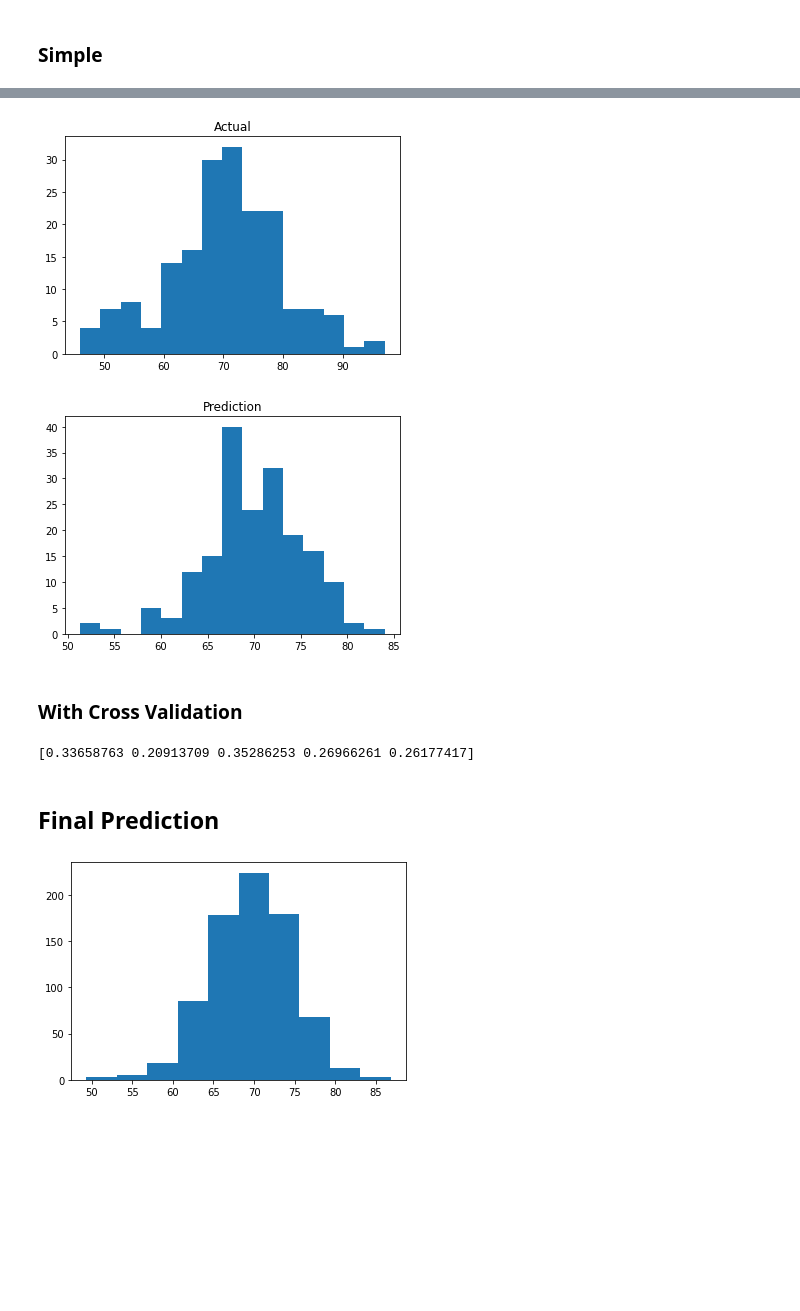
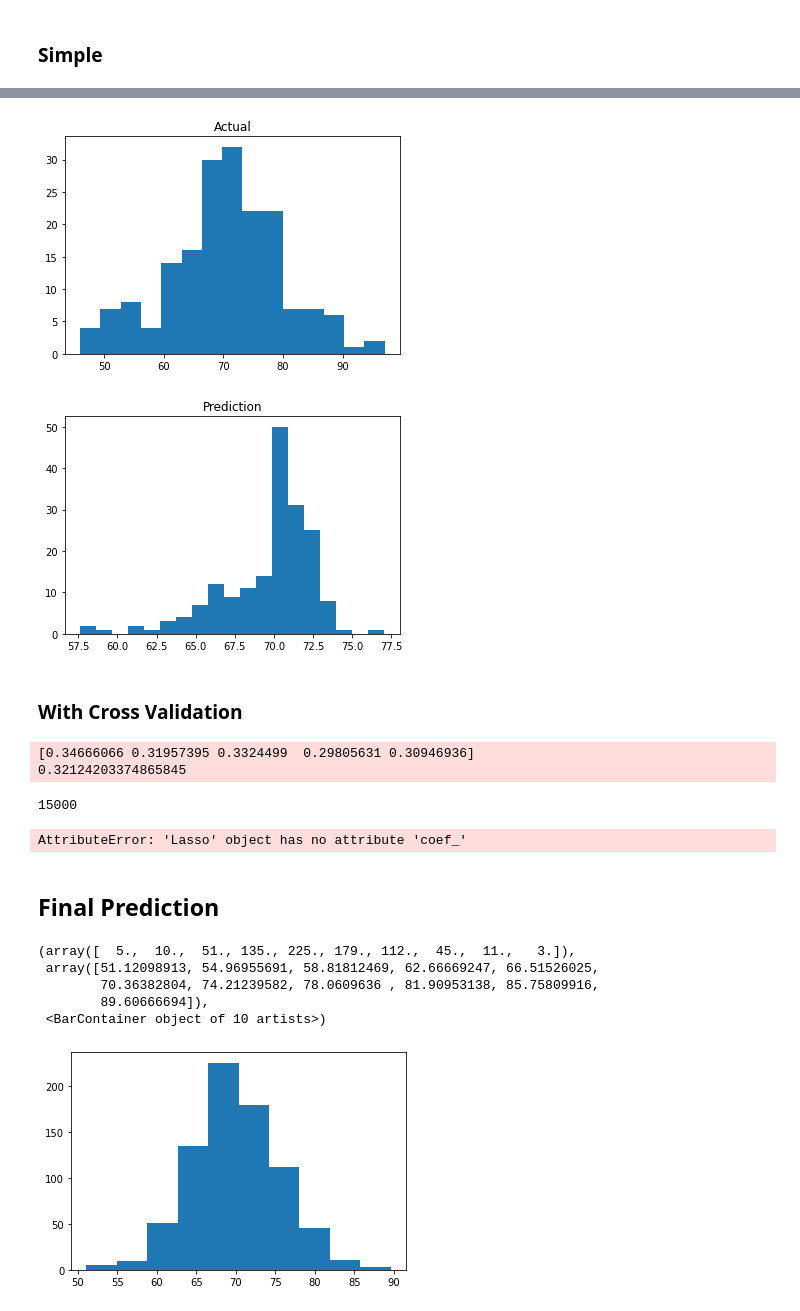
Before and after one commit to LukeAndrewSmith/AML, a Jupyter notebook: Task_1/Solution/Pipelines/Template.ipynb, the cells around one changed output, grey strips where cells are left out. Cells and saved outputs as stored; diff of their text form; code cells hidden in the pictures; blank space fills up the shorter version.

```diff
--- a/Task_1/Solution/Pipelines/Template.ipynb
+++ b/Task_1/Solution/Pipelines/Template.ipynb
@@ -65,0 +57,3 @@ x_train, x_test, y_train, y_test = train_test_split(X, y, test_size=0.15, random
+# %%
+missing_values = Imputation.missing_values_mask(X)
+X = Imputation.median(X)
@@ -65,0 +83,4 @@ x_train, x_test, y_train, y_test = train_test_split(X, y, test_size=0.15, random
+# %%
+X = X.mask(missing_values)
+X = Imputation.median(X)
+y = Imputation.median(y)
@@ -105,25 +153,43 @@ plt.title('Prediction')
 plt.show()
 # %% [output]
 [figure]
-[figure, old version]
+[figure, new version]
 # %% [markdown]
 ### With Cross Validation
-# %%
-scores = cross_val_score(lasso, x_train, y_train, cv=5, scoring='r2')
-print(scores)
-# %% [output]
-[0.33658763 0.20913709 0.35286253 0.26966261 0.26177417]
+# %%
+lasso = LassoLarsCV(normalize = False)
+#lasso = LassoCV(normalize=True, max_iter=1000, selection=random, normalize=True)
+#lasso = Lasso(normalize=False, max_iter=1000, alpha=15000)
+scores = cross_val_score(lasso, X, np.ravel(y), cv=5, scoring='r2')
+print(scores)
+print(np.mean(scores))
+# %% [output]
+[0.34666066 0.31957395 0.3324499  0.29805631 0.30946936]
+0.32124203374865845
+# %%
+print(lasso.alpha)
+coef = pd.DataFrame(lasso.coef_)
+print(coef.where(coef!=0).count())
+# %% [output]
+15000
+AttributeError: 'Lasso' object has no attribute 'coef_'
 # %% [markdown]
 ## Final Prediction
 # %%
-lasso_final = Lasso(normalize=False, max_iter=1000, alpha=15000).fit(x_train, y_train)
+#lasso_final = Lasso(normalize=False, max_iter=1000, alpha=15000).fit(X,y)
+#lasso_final = LassoCV(normalize=False, max_iter=1000).fit(X,y)
+lasso_final = LassoLarsCV(normalize = False).fit(X, y)
+
 x_test = data_fetching.get_test_data()
 x_test = Imputation.mean(x_test)
 # Note: They said no outliers were introduced in x_test so no need to perform outlier detection
+
 y_pred = lasso_final.predict(x_test)
 plt.hist(y_pred)
-
-y_pred_pd = pd.DataFrame(data=y_pred, columns=["y"])
-y_pred_pd.to_csv('../../Predictions/template.csv', index_label='Id')
 # %% [output]
+(array([  5.,  10.,  51., 135., 225., 179., 112.,  45.,  11.,   3.]),
+ array([51.12098913, 54.96955691, 58.81812469, 62.66669247, 66.51526025,
+        70.36382804, 74.21239582, 78.0609636 , 81.90953138, 85.75809916,
+        89.60666694]),
+ <BarContainer object of 10 artists>)
-[figure, old version]
+[figure, new version]
```
Also changed, not shown: parts of 11 cells of this notebook, 17 other files.
